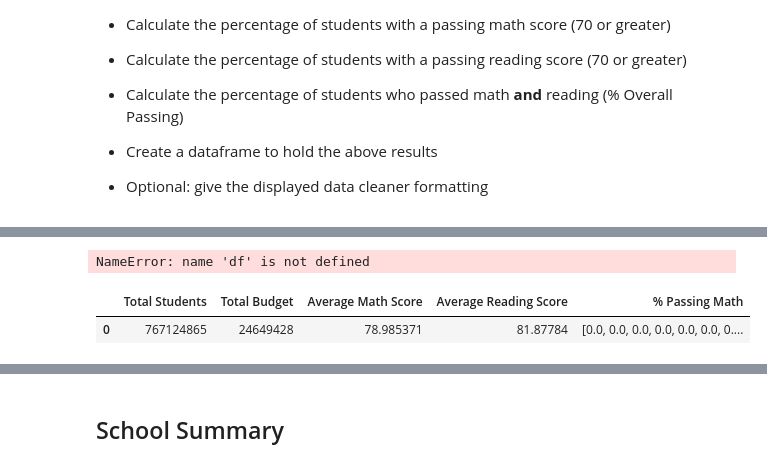
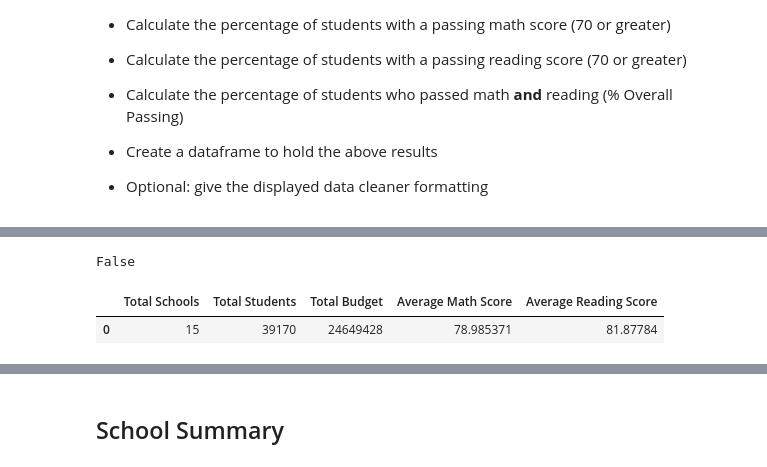
Before and after one commit to LisaCaruana/Panda-challenge, a Jupyter notebook: PyCitySchools_working.ipynb, the cells around one changed output, grey strips where cells are left out. Saved outputs shown, nothing was run; the diff lists cells and outputs as text; code cells hidden in the pictures.

```diff
--- a/PyCitySchools_working.ipynb
+++ b/PyCitySchools_working.ipynb
@@ -53,3 +53,15 @@ school_data_complete.head()
 * Create a dataframe to hold the above results
 
 * Optional: give the displayed data cleaner formatting
+# %%
+# After joining files, need to perform calculations
+total_schools=schools_complete_df["school_name"].count()
+total_students_df=students_complete_df["Student ID"].count()
+total_budget_df=schools_complete_df["budget"].sum()
+avg_math_score_df=students_complete_df["math_score"].mean()
+avg_reading_score_df=students_complete_df["reading_score"].mean()
+
+#percent passing math/reading = need to add up the total number of students in math/reading_score that are over 70
+# and then divide that number by the total # of students, and multiply by 100
+# Pass math and reading = add up the total number of students with grades over 70 in BOTH the math and reading columns
+# and then divide this by the total # of students and multiply by 100.
@@ -56,19 +72,18 @@ school_data_complete.head()
 # %%
-# After joining files, need to perform calculations
-# total_schools=schools_complete_df["School ID"].sum() -> not correct
-total_students_df=students_complete_df["Student ID"].sum()
-total_budget_df=schools_complete_df["budget"].sum()
-avg_math_score_df=students_complete_df["math_score"].mean()
-avg_reading_score_df=students_complete_df["reading_score"].mean()
+students_passing_math= school_data_complete
 
-pass_math_df=len("math_score")>70
+# need to use an operator function
+# similar to pokemon activity
+#pass_math_df=len("math_score")>70
+#pass_math_df
 
 # Need to sum total # of students that passed math, boolean data type
-pass_math_df.select_dtypes(include=[pass_math_df]).sum(axis=1)
+
+# pass_math_df.select_dtypes(include=[pass_math_df]).sum(axis=1)
 
 #pass_math_df=(pass_math_df).sum()
 # pass_math_df=pass_math_df.count
-math_percent=([(pass_math_df)/(total_students_df)]*100)
+# math_percent=([(pass_math_df)/(total_students_df)]*100)
 
 #math_pass_df=students_complete_df.loc[students_complete_df["math_score"]>70, ["math_score"]]
 # math_pass_df=students_complete_df.loc['math_score']>70, ['math_score']
@@ -88,21 +103,21 @@ math_percent=([(pass_math_df)/(total_students_df)]*100)
 #passing_math=[int[avg_math_score]>70
 #filter_avg_math_score=avg_math_score["math_score"]>70
 # %% [output]
-NameError: name 'df' is not defined
+False
 # %%
 data= {
-  #  "Total Schools ": [total_schools],
+    "Total Schools ": [total_schools],
 # Total schools isn't correct
-    "Total Students ": [total_students_df],
-    "Total Budget ": [total_budget_df],
-    "Average Math Score ": [avg_math_score_df],
-    "Average Reading Score ": [avg_reading_score_df],
-    "% Passing Math": [math_percent]
+    "Total Students ": [total_students_df], #either integer or float (767124865)
+    "Total Budget ": [total_budget_df], #integer or float
+    "Average Math Score ": [avg_math_score_df],#decimal 78.985...
+    "Average Reading Score ": [avg_reading_score_df], # decimal 81.8779....
+ #  "% Passing Math": [math_percent]
 }
 pd.DataFrame(data)
 # %% [output]
-|  | Total Students | Total Budget | Average Math Score | Average Reading Score | % Passing Math |
-| 0 | 767124865 | 24649428 | 78.985371 | 81.87784 | [0.0, 0.0, 0.0, 0.0, 0.0, 0.0, 0.... |
+|  | Total Schools | Total Students | Total Budget | Average Math Score | Average Reading Score |
+| 0 | 15 | 39170 | 24649428 | 78.985371 | 81.87784 |
 # %%
 # %% [output]
 |  | Total Schools | Total Students | Total Budget | Average Math Score | Average Reading Score | % Passing Math | ... |
```
Also changed, not shown: parts of 3 cells of this notebook, 1 other file.
